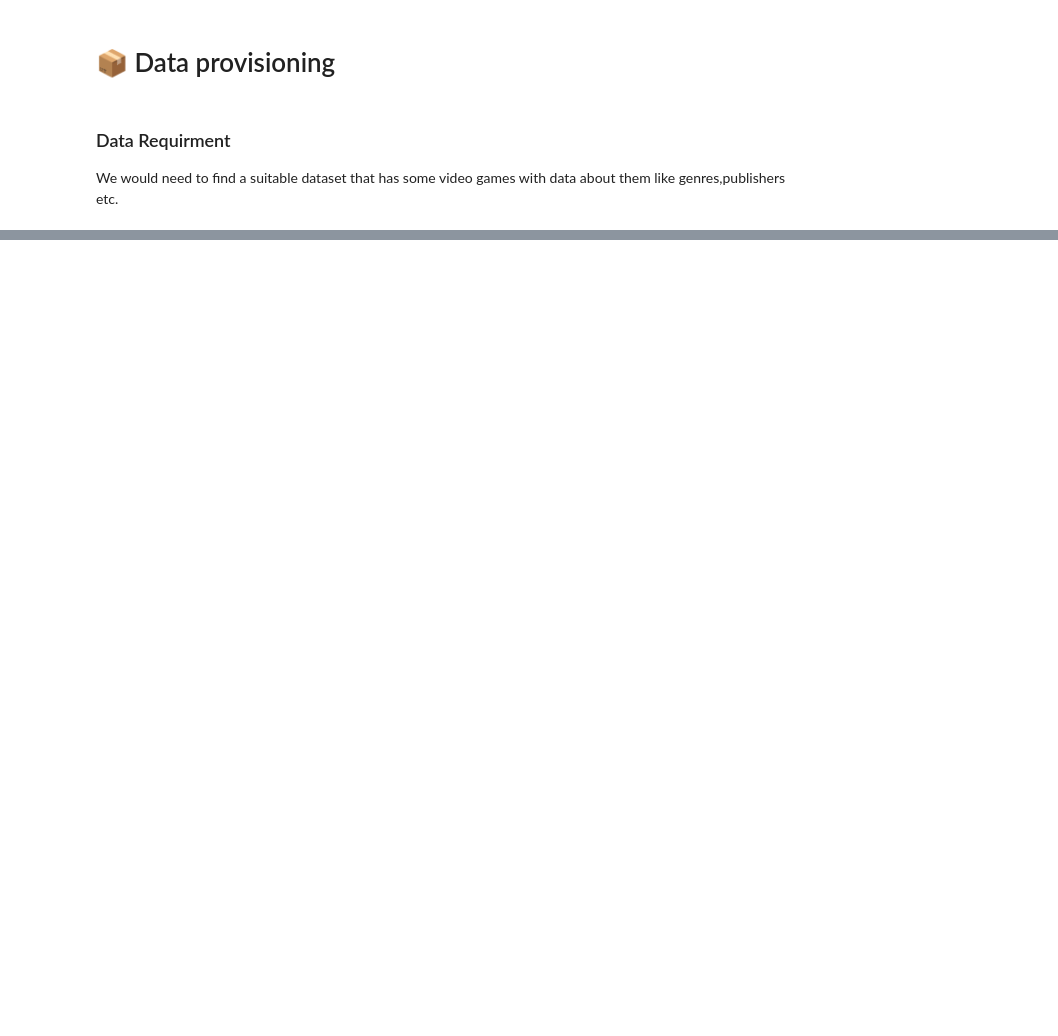
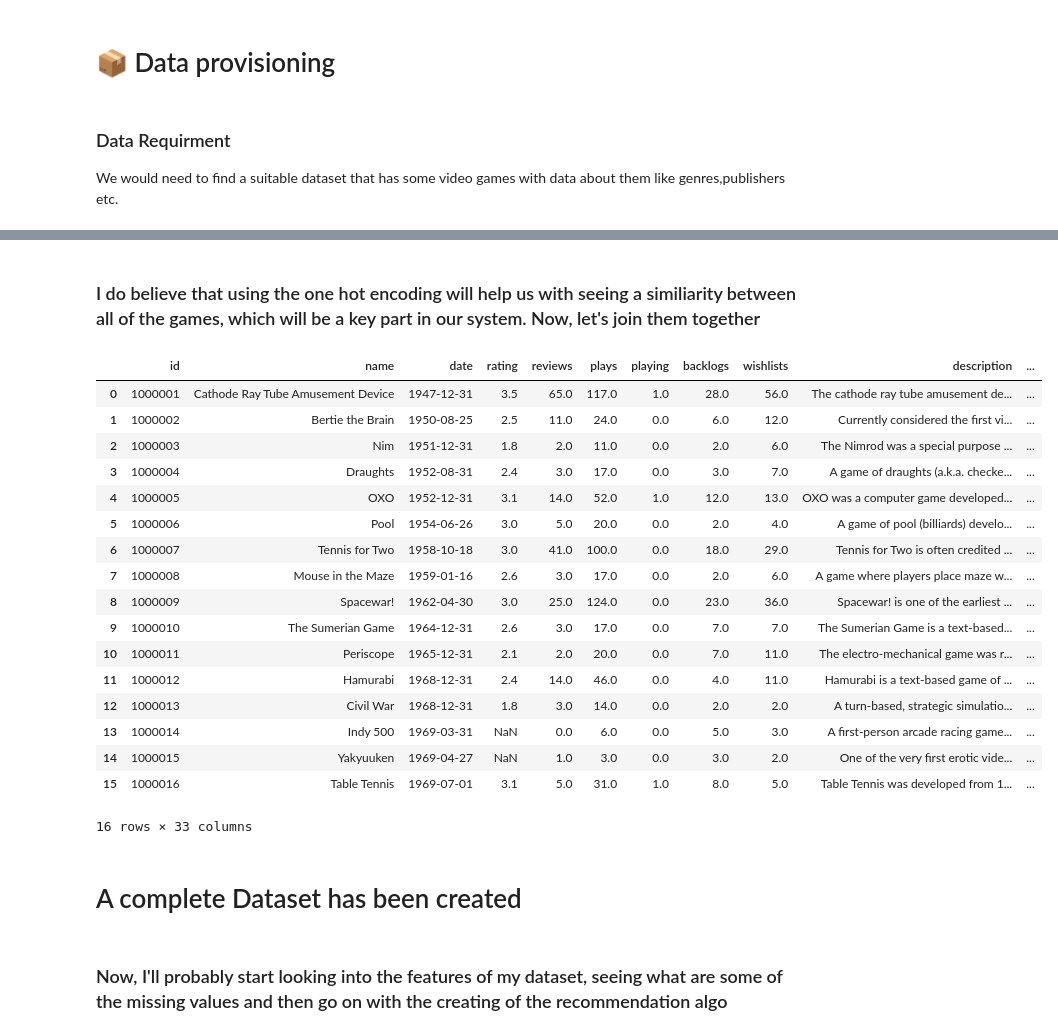
Before and after one commit to Mihail-kenarov/Video_Games_Recommendation_ML, a Jupyter notebook: VGRecommendations.ipynb, the cells around one changed output, grey strips where cells are left out. Saved outputs shown, nothing was run; the diff lists cells and outputs as text; code cells hidden in the pictures; blank space fills up the shorter version.

```diff
--- a/VGRecommendations.ipynb
+++ b/VGRecommendations.ipynb
@@ -378,0 +273,14 @@ cleaned_df.sample(15)
+# %%
+# Convert the 'genre' column to string
+df_genres['genre'] = df_genres['genre'].astype(str)
+
+# Group by 'id' and join the genres into a single string
+df_genres = df_genres.groupby('id')['genre'].apply(', '.join).reset_index()
+
+# Perform one-hot encoding
+df_genres_encoded = df_genres['genre'].str.get_dummies(sep=', ')
+
+# Join the encoded genres back to the 'id' column
+df_genres_encoded = pd.concat([df_genres['id'], df_genres_encoded], axis=1)
+
+df_genres_encoded.head(10)
@@ -378,0 +300,31 @@ cleaned_df.sample(15)
+# %% [markdown]
+### I do believe that using the one hot encoding will help us with seeing a similiarity between all of the games, which will be a key part in our system. Now, let's join them together
+# %%
+# Merge df_games and df_genres on the 'id' column using a left join
+merged_df = pd.merge(df_games, df_genres_encoded, on='id', how='left')
+
+# Display the first 16 rows of the merged DataFrame
+merged_df.head(16)
+# %% [output]
+|  | id | name | date | rating | reviews | plays | playing | backlogs | wishlists | description | ... |
+| 0 | 1000001 | Cathode Ray Tube Amusement Device | 1947-12-31 | 3.5 | 65.0 | 117.0 | 1.0 | 28.0 | 56.0 | The cathode ray tube amusement de... | ... |
+| 1 | 1000002 | Bertie the Brain | 1950-08-25 | 2.5 | 11.0 | 24.0 | 0.0 | 6.0 | 12.0 | Currently considered the first vi... | ... |
+| 2 | 1000003 | Nim | 1951-12-31 | 1.8 | 2.0 | 11.0 | 0.0 | 2.0 | 6.0 | The Nimrod was a special purpose ... | ... |
+| 3 | 1000004 | Draughts | 1952-08-31 | 2.4 | 3.0 | 17.0 | 0.0 | 3.0 | 7.0 | A game of draughts (a.k.a. checke... | ... |
+| 4 | 1000005 | OXO | 1952-12-31 | 3.1 | 14.0 | 52.0 | 1.0 | 12.0 | 13.0 | OXO was a computer game developed... | ... |
+| 5 | 1000006 | Pool | 1954-06-26 | 3.0 | 5.0 | 20.0 | 0.0 | 2.0 | 4.0 | A game of pool (billiards) develo... | ... |
+| 6 | 1000007 | Tennis for Two | 1958-10-18 | 3.0 | 41.0 | 100.0 | 0.0 | 18.0 | 29.0 | Tennis for Two is often credited ... | ... |
+| 7 | 1000008 | Mouse in the Maze | 1959-01-16 | 2.6 | 3.0 | 17.0 | 0.0 | 2.0 | 6.0 | A game where players place maze w... | ... |
+| 8 | 1000009 | Spacewar! | 1962-04-30 | 3.0 | 25.0 | 124.0 | 0.0 | 23.0 | 36.0 | Spacewar! is one of the earliest ... | ... |
+| 9 | 1000010 | The Sumerian Game | 1964-12-31 | 2.6 | 3.0 | 17.0 | 0.0 | 7.0 | 7.0 | The Sumerian Game is a text-based... | ... |
+| 10 | 1000011 | Periscope | 1965-12-31 | 2.1 | 2.0 | 20.0 | 0.0 | 7.0 | 11.0 | The electro-mechanical game was r... | ... |
+| 11 | 1000012 | Hamurabi | 1968-12-31 | 2.4 | 14.0 | 46.0 | 0.0 | 4.0 | 11.0 | Hamurabi is a text-based game of ... | ... |
+| 12 | 1000013 | Civil War | 1968-12-31 | 1.8 | 3.0 | 14.0 | 0.0 | 2.0 | 2.0 | A turn-based, strategic simulatio... | ... |
+| 13 | 1000014 | Indy 500 | 1969-03-31 | NaN | 0.0 | 6.0 | 0.0 | 5.0 | 3.0 | A first-person arcade racing game... | ... |
+| 14 | 1000015 | Yakyuuken | 1969-04-27 | NaN | 1.0 | 3.0 | 0.0 | 3.0 | 2.0 | One of the very first erotic vide... | ... |
+| 15 | 1000016 | Table Tennis | 1969-07-01 | 3.1 | 5.0 | 31.0 | 1.0 | 8.0 | 5.0 | Table Tennis was developed from 1... | ... |
+16 rows × 33 columns
+# %% [markdown]
+# A complete Dataset has been created
+# %% [markdown]
+### Now, I'll probably start looking into the features of my dataset, seeing what are some of the missing values and then go on with the creating of the recommendation algo
```
Also changed, not shown: parts of 54 cells of this notebook, 10 other files.
